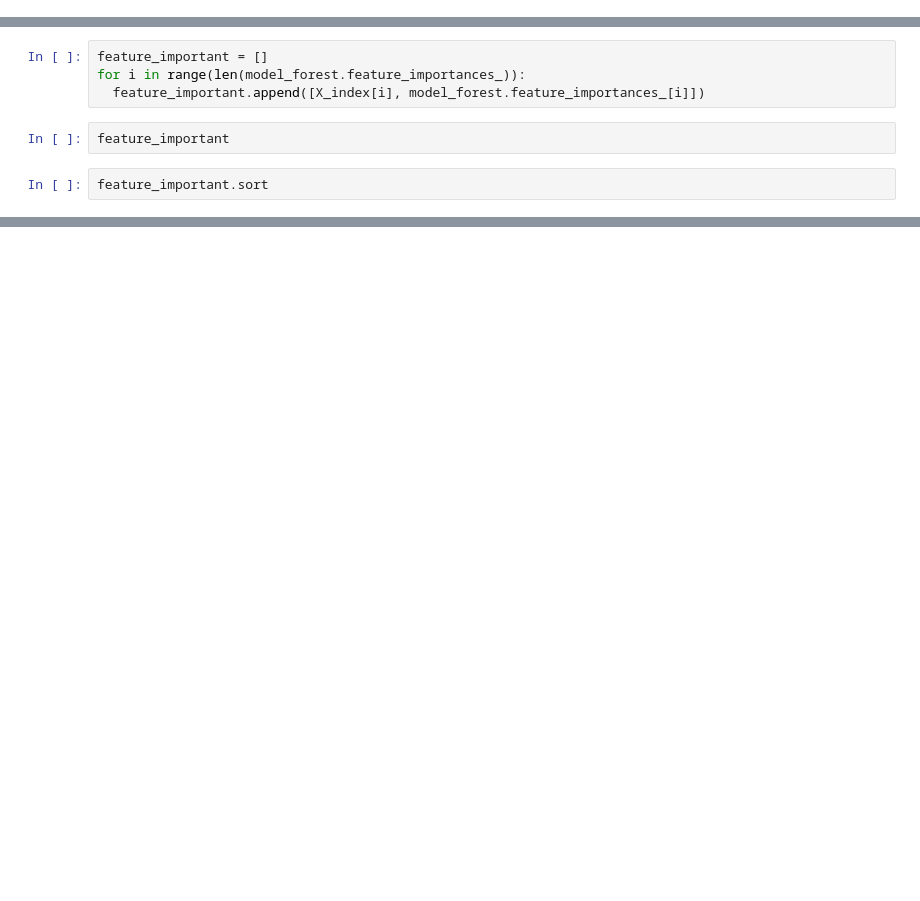
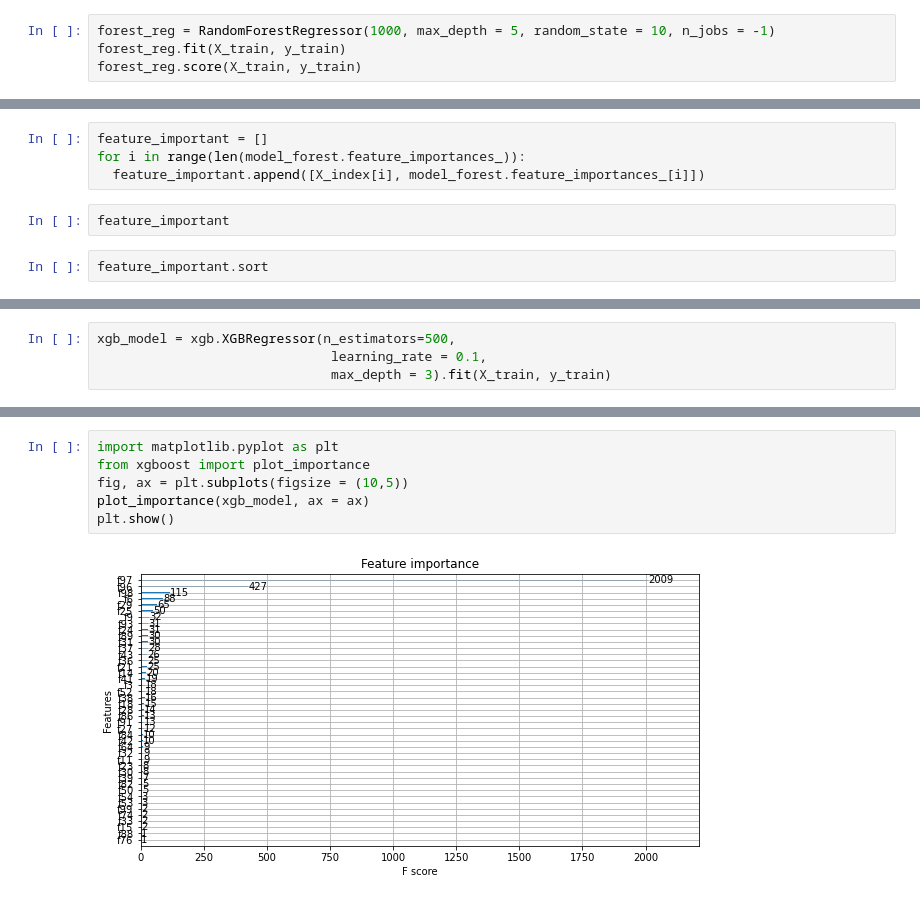
Before and after one commit to esoyeon/TIL, a Jupyter notebook: project/google/Project3_google_play_store.ipynb, the cells around one changed output, grey strips where cells are left out. Cells and saved outputs as stored; diff of their text form; blank space fills up the shorter version.

```diff
--- a/project/google/Project3_google_play_store.ipynb
+++ b/project/google/Project3_google_play_store.ipynb
@@ -635,0 +747,4 @@ grid_forest.cv_results_
+# %%
+forest_reg = RandomForestRegressor(1000, max_depth = 5, random_state = 10, n_jobs = -1)
+forest_reg.fit(X_train, y_train)
+forest_reg.score(X_train, y_train)
@@ -654,0 +826,4 @@ feature_important.sort
+# %%
+xgb_model = xgb.XGBRegressor(n_estimators=500,
+                              learning_rate = 0.1,
+                              max_depth = 3).fit(X_train, y_train)
@@ -654,0 +879,8 @@ feature_important.sort
+# %%
+import matplotlib.pyplot as plt
+from xgboost import plot_importance
+fig, ax = plt.subplots(figsize = (10,5))
+plot_importance(xgb_model, ax = ax)
+plt.show()
+# %% [output]
+[figure, added]
```
Also changed, not shown: parts of 71 cells of this notebook, 54 other files.
